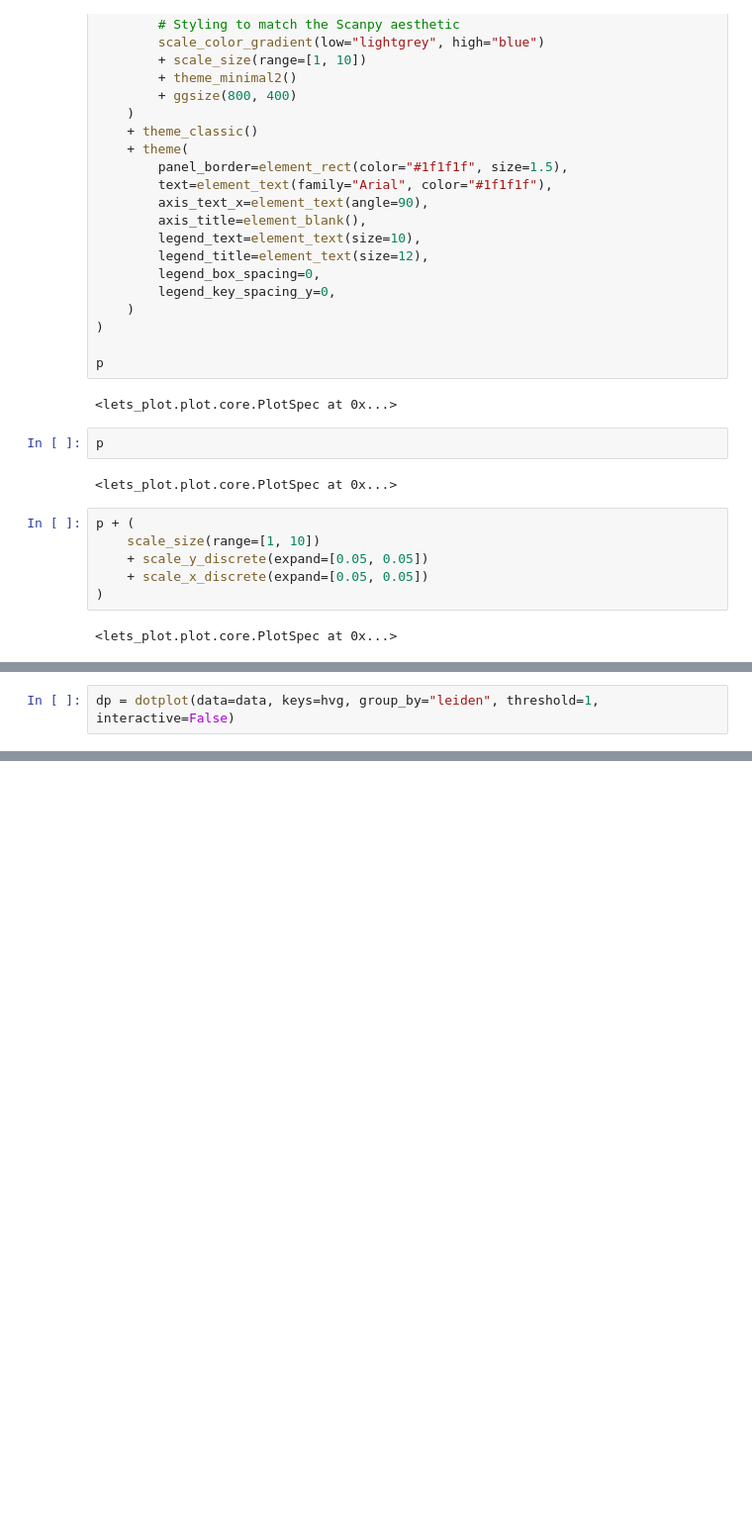
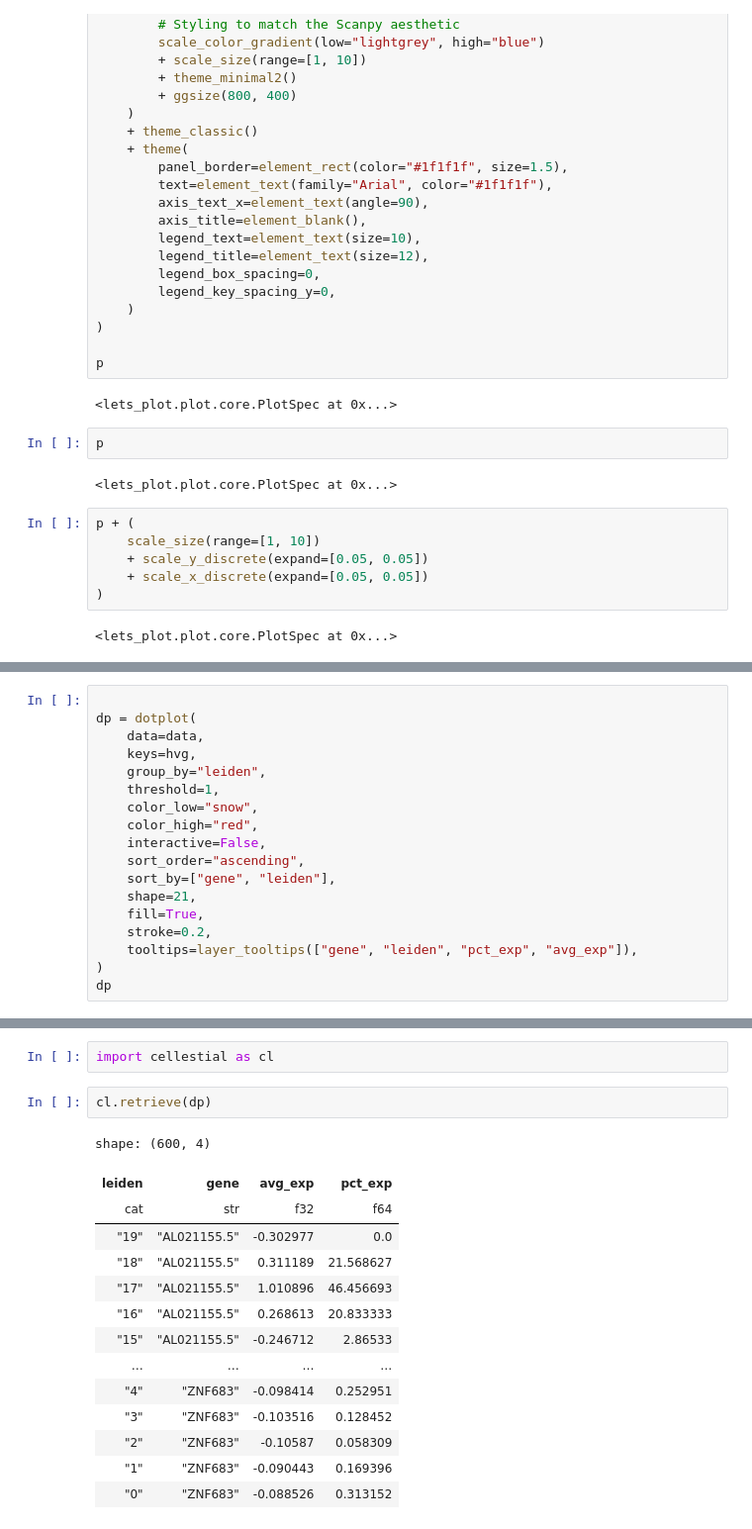
Before and after one commit to datavil/cellestial, a Jupyter notebook: notebooks/features/dotplot4.ipynb, the cells around one changed output, grey strips where cells are left out. Shown at 99% size. Cells and saved outputs as stored; diff of their text form; blank space fills up the shorter version.

```diff
--- a/notebooks/features/dotplot4.ipynb
+++ b/notebooks/features/dotplot4.ipynb
@@ -229,3 +295,19 @@ def dotplot(
     return dtplt
 # %%
-dp = dotplot(data=data, keys=hvg, group_by="leiden", threshold=1, interactive=False)
+
+dp = dotplot(
+    data=data,
+    keys=hvg,
+    group_by="leiden",
+    threshold=1,
+    color_low="snow",
+    color_high="red",
+    interactive=False,
+    sort_order="ascending",
+    sort_by=["gene", "leiden"],
+    shape=21,
+    fill=True,
+    stroke=0.2,
+    tooltips=layer_tooltips(["gene", "leiden", "pct_exp", "avg_exp"]),
+)
+dp
@@ -259,0 +316,19 @@ p.show()
+# %%
+import cellestial as cl
+# %%
+cl.retrieve(dp)
+# %% [output]
+shape: (600, 4)
+| leiden | gene | avg_exp | pct_exp |
+| cat | str | f32 | f64 |
+| "19" | "AL021155.5" | -0.302977 | 0.0 |
+| "18" | "AL021155.5" | 0.311189 | 21.568627 |
+| "17" | "AL021155.5" | 1.010896 | 46.456693 |
+| "16" | "AL021155.5" | 0.268613 | 20.833333 |
+| "15" | "AL021155.5" | -0.246712 | 2.86533 |
+| … | … | … | … |
+| "4" | "ZNF683" | -0.098414 | 0.252951 |
+| "3" | "ZNF683" | -0.103516 | 0.128452 |
+| "2" | "ZNF683" | -0.10587 | 0.058309 |
+| "1" | "ZNF683" | -0.090443 | 0.169396 |
+| "0" | "ZNF683" | -0.088526 | 0.313152 |
```
Also changed, not shown: parts of 19 cells of this notebook, 1 other file.
